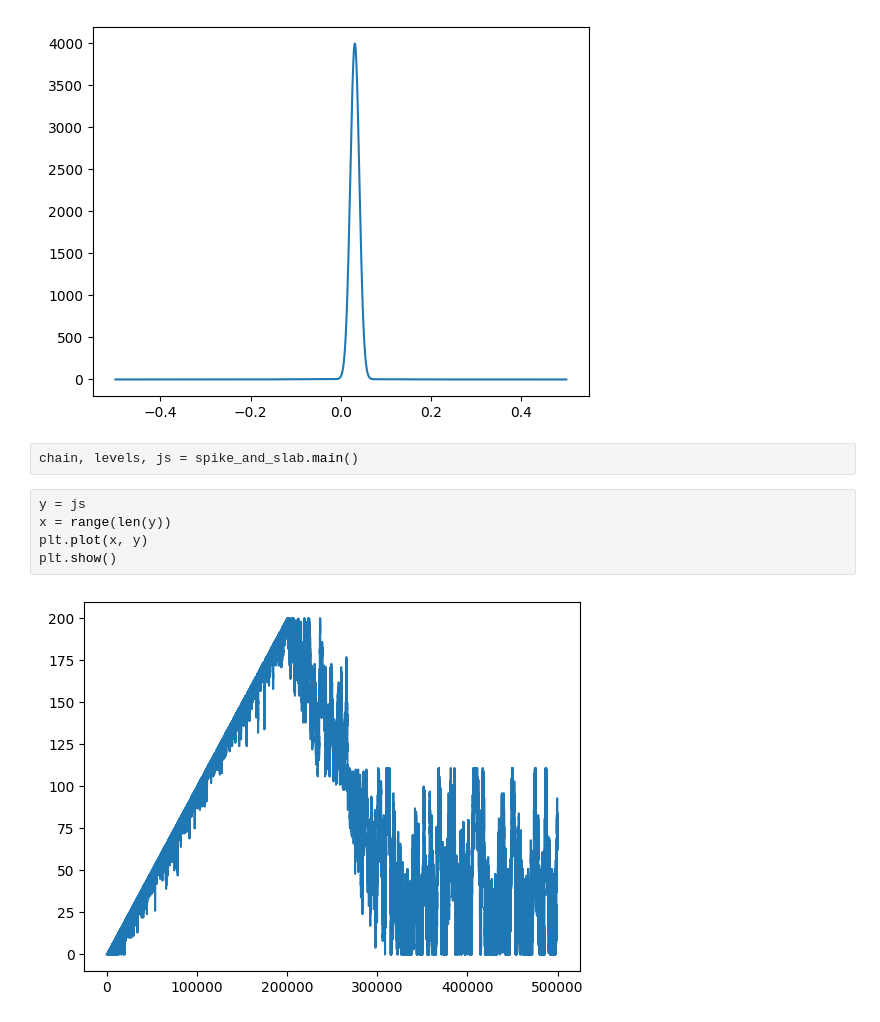
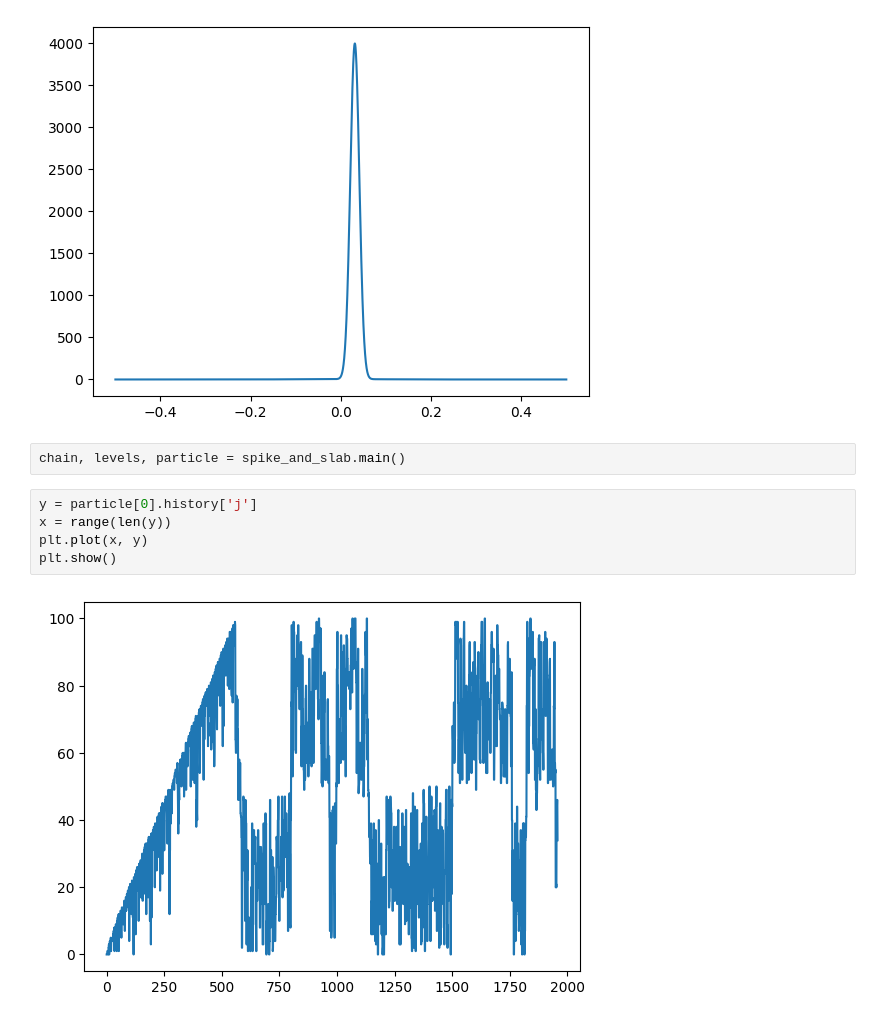
Before and after one commit to thomas-egg/nested_sampling, a Jupyter notebook: examples/spike_slab/sandbox.ipynb, the cells around one changed output. Drawn from its saved outputs; the diff is of its cells as text.

```diff
--- a/examples/spike_slab/sandbox.ipynb
+++ b/examples/spike_slab/sandbox.ipynb
@@ -37,12 +37,12 @@ plt.show()
 # %% [output]
 [figure]
 # %%
-chain, levels, js = spike_and_slab.main()
+chain, levels, particle = spike_and_slab.main()
 # %%
-y = js
+y = particle[0].history['j']
 x = range(len(y))
 plt.plot(x, y)
 plt.show()
 # %% [output]
-[figure, old version]
+[figure, new version]
 # %%
```
Also changed, not shown: parts of 6 cells of this notebook, 6 other files.
